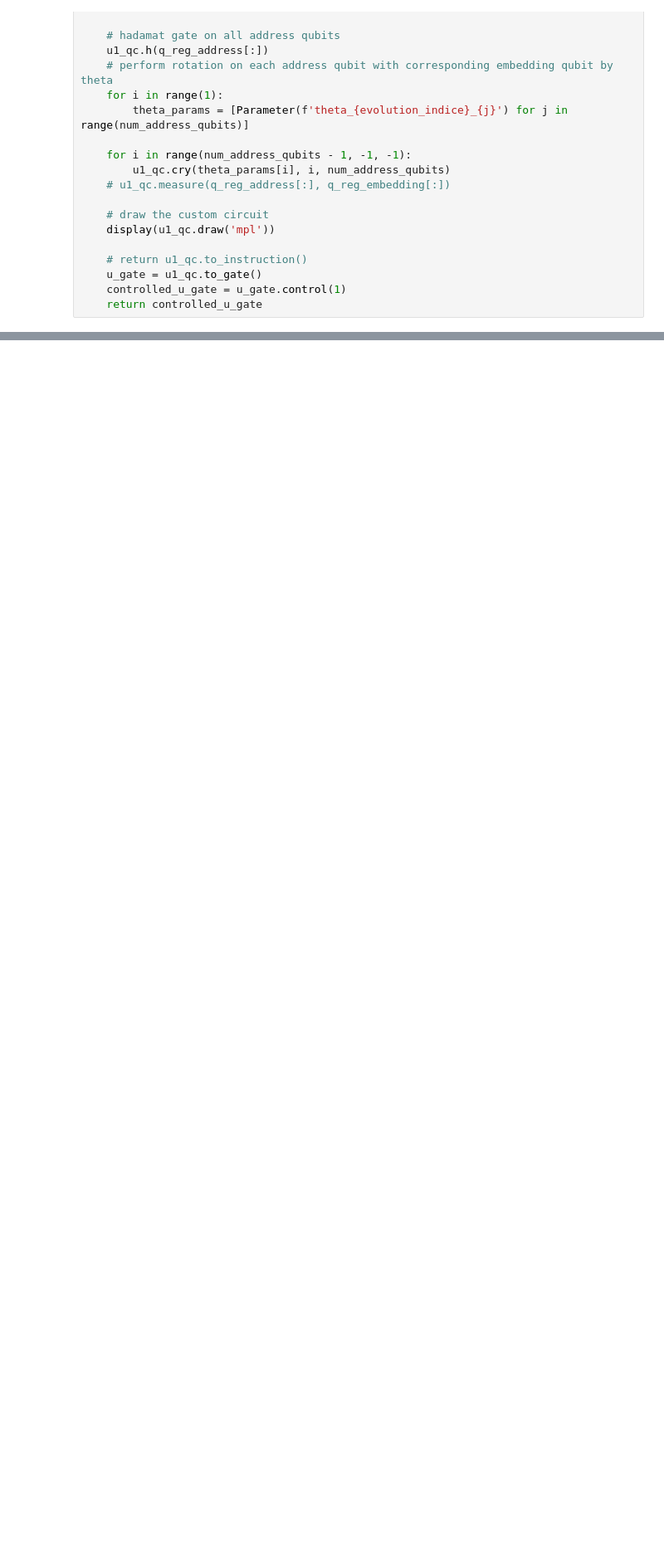
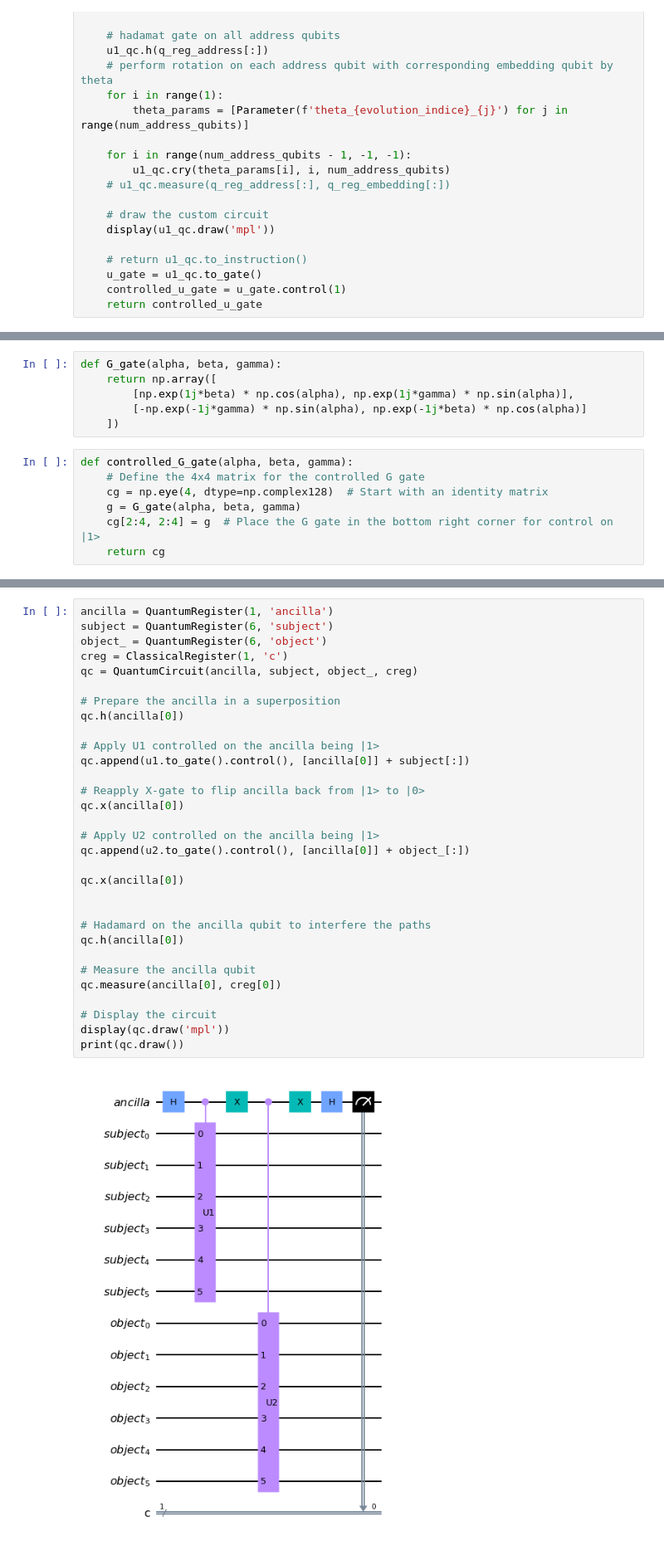
Before and after one commit to acaen007/QuantumPQC, a Jupyter notebook: fQCE.ipynb, the cells around one changed output, grey strips where cells are left out. Shown: that part at 83% size. Cells and saved outputs as stored; diff of their text form; blank space fills up the shorter version.

```diff
--- a/fQCE.ipynb
+++ b/fQCE.ipynb
@@ -102,0 +107,13 @@ display(qc.draw('mpl'))
+# %%
+def G_gate(alpha, beta, gamma):
+    return np.array([
+        [np.exp(1j*beta) * np.cos(alpha), np.exp(1j*gamma) * np.sin(alpha)],
+        [-np.exp(-1j*gamma) * np.sin(alpha), np.exp(-1j*beta) * np.cos(alpha)]
+    ])
+# %%
+def controlled_G_gate(alpha, beta, gamma):
+    # Define the 4x4 matrix for the controlled G gate
+    cg = np.eye(4, dtype=np.complex128)  # Start with an identity matrix
+    g = G_gate(alpha, beta, gamma)
+    cg[2:4, 2:4] = g  # Place the G gate in the bottom right corner for control on |1>
+    return cg
@@ -102,0 +167,33 @@ display(qc.draw('mpl'))
+# %%
+ancilla = QuantumRegister(1, 'ancilla')
+subject = QuantumRegister(6, 'subject')
+object_ = QuantumRegister(6, 'object')
+creg = ClassicalRegister(1, 'c')
+qc = QuantumCircuit(ancilla, subject, object_, creg)
+
+# Prepare the ancilla in a superposition
+qc.h(ancilla[0])
+
+# Apply U1 controlled on the ancilla being |1>
+qc.append(u1.to_gate().control(), [ancilla[0]] + subject[:])
+
+# Reapply X-gate to flip ancilla back from |1> to |0>
+qc.x(ancilla[0])
+
+# Apply U2 controlled on the ancilla being |1>
+qc.append(u2.to_gate().control(), [ancilla[0]] + object_[:])
+
+qc.x(ancilla[0])
+
+
+# Hadamard on the ancilla qubit to interfere the paths
+qc.h(ancilla[0])
+
+# Measure the ancilla qubit
+qc.measure(ancilla[0], creg[0])
+
+# Display the circuit
+display(qc.draw('mpl'))
+print(qc.draw())
+# %% [output]
+[figure, added]
```
Also changed, not shown: parts of 6 cells of this notebook, 27 other files.
